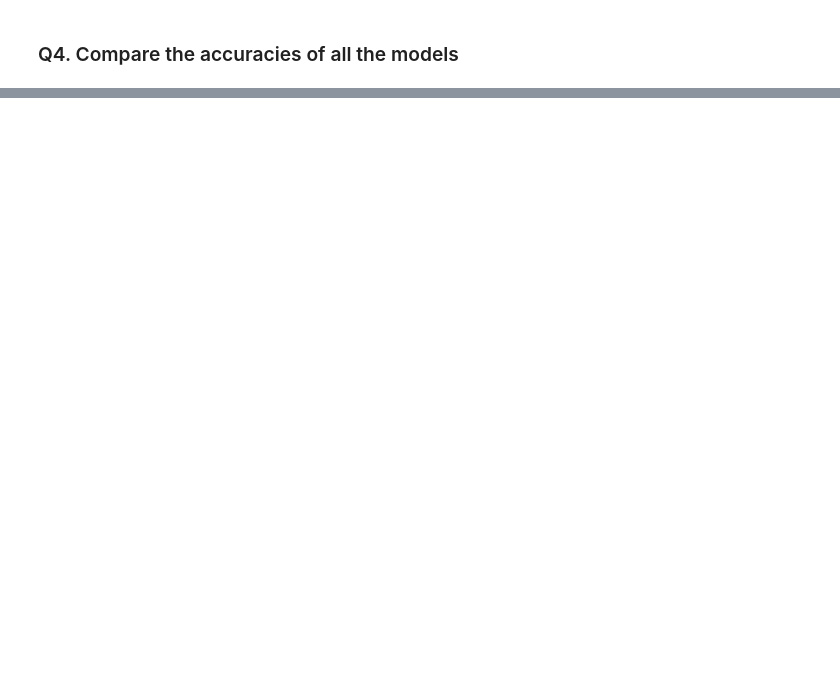
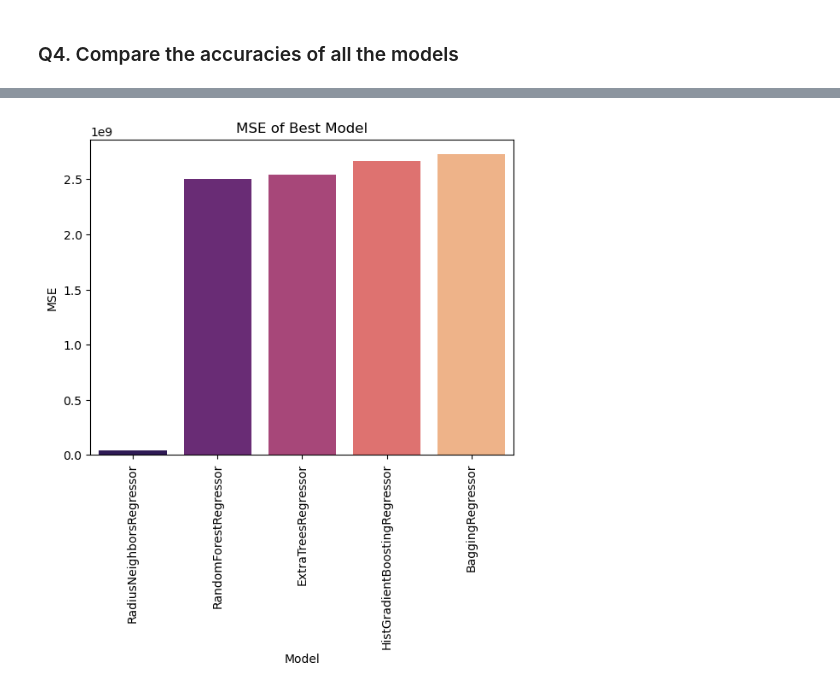
Before and after one commit to agrasthnaman/HRC, a Jupyter notebook: PRS/Milestones.ipynb, the cells around one changed output, grey strips where cells are left out. Drawn from its saved outputs; the diff is of its cells as text; code cells hidden in the pictures; blank space fills up the shorter version.

```diff
--- a/PRS/Milestones.ipynb
+++ b/PRS/Milestones.ipynb
@@ -776,0 +694,4 @@ plt.show()
+# %%
+df_compdf_comp = df_comp.sort_values(by = ['RMSE'], ascending = True)
+bestModel = pd.concat([bestModel, df_comp.sort_values(by = ['MSE'], ascending = True).head(5)])
+df_comp.head()
@@ -776,0 +737,3 @@ plt.show()
+# %%
+bestModel = bestModel.drop_duplicates()
+bestModel
@@ -776,0 +747,9 @@ plt.show()
+# %%
+sns.barplot(x = 'Model', y = 'MSE', data = bestModel, palette = 'magma')
+plt.xticks(rotation = 90)
+plt.xlabel('Model')
+plt.ylabel('MSE')
+plt.title('MSE of Best Model')
+plt.show()
+# %% [output]
+[figure, added]
```
Also changed, not shown: parts of 33 cells of this notebook, 1 other file.
